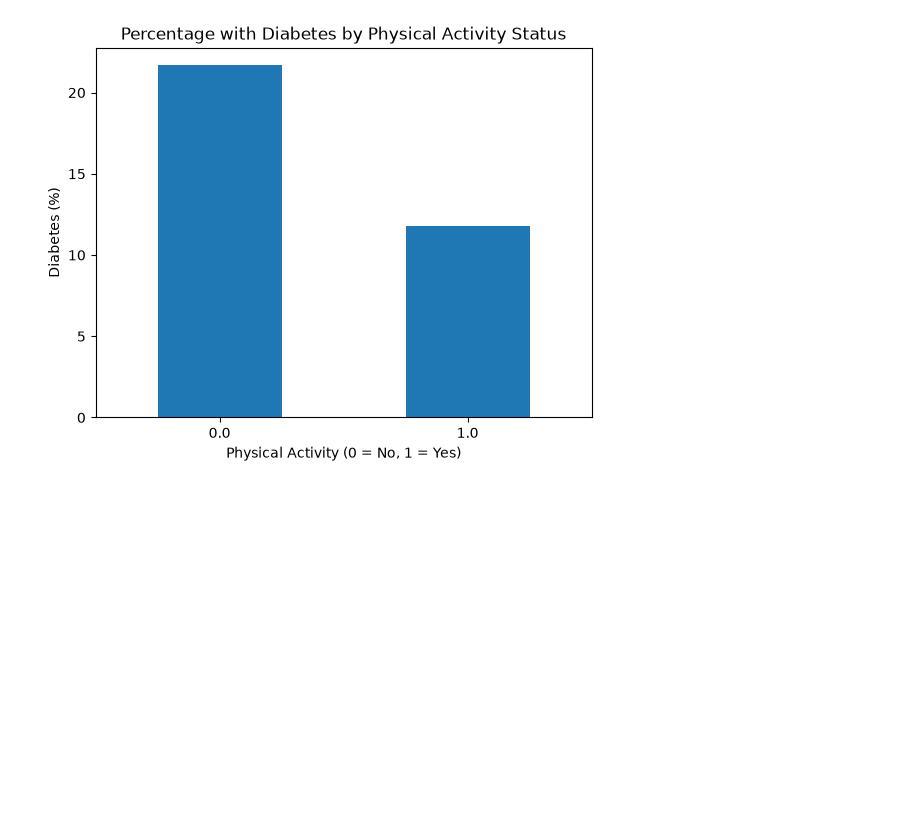
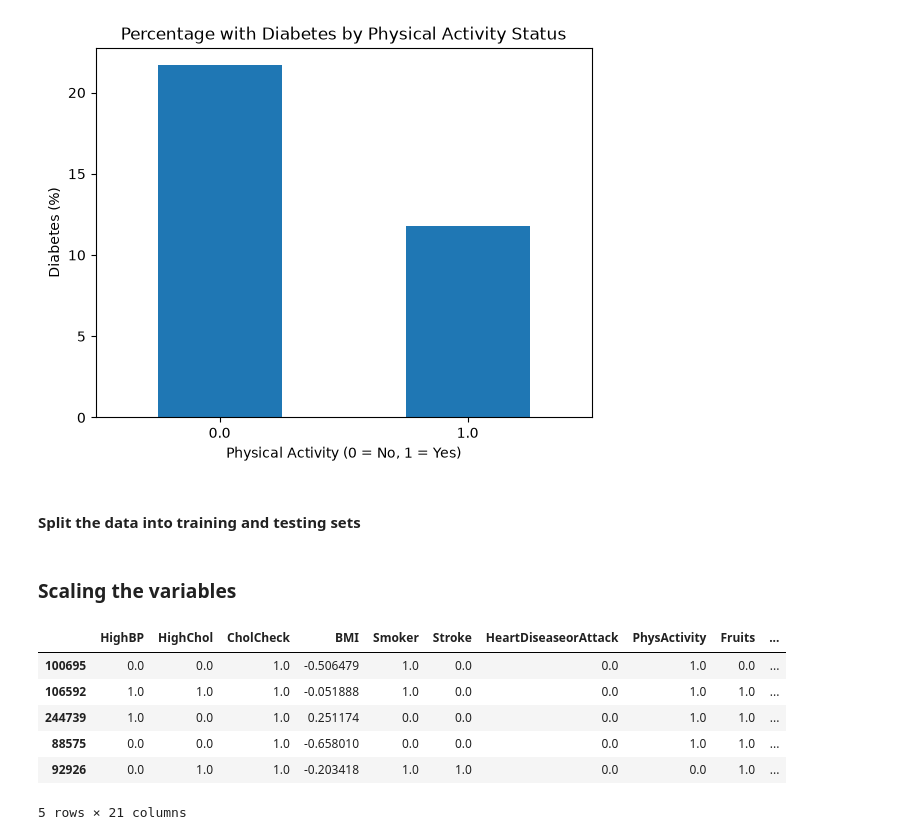
Before and after one commit to Yvesangwa/AI_labs, a Jupyter notebook: Final_project/Predicting_Diabetes_Status.ipynb, the cells around one changed output. Cells and saved outputs as stored; diff of their text form; code cells hidden in the pictures; blank space fills up the shorter version.

Commit message:
Split data into training and testing set and scale variables

```diff
--- a/Final_project/Predicting_Diabetes_Status.ipynb
+++ b/Final_project/Predicting_Diabetes_Status.ipynb
@@ -313,0 +334,38 @@ plt.show()
+# %% [markdown]
+#### **Split the data into training and testing sets**
+# %%
+# Split data into the training and testing sets
+
+X = diabetes_binary.drop("Diabetes_binary", axis=1)
+y = diabetes_binary["Diabetes_binary"]
+
+X_train, X_test, y_train, y_test = train_test_split(
+    X,
+    y,
+    test_size=0.2,
+    random_state=42,
+    stratify=y)
+# %% [markdown]
+### **Scaling the variables**
+# %%
+
+# Variable scaling
+
+scale_cols = [
+    'BMI', 'GenHlth', 'MentHlth', 'PhysHlth',
+    'Age', 'Education', 'Income']
+
+scaler = StandardScaler()
+
+X_train[scale_cols] = scaler.fit_transform(X_train[scale_cols])
+X_test[scale_cols] = scaler.transform(X_test[scale_cols])
+# %%
+X_train.head()
+# %% [output]
+|  | HighBP | HighChol | CholCheck | BMI | Smoker | Stroke | HeartDiseaseorAttack | PhysActivity | Fruits | ... |
+| 100695 | 0.0 | 0.0 | 1.0 | -0.506479 | 1.0 | 0.0 | 0.0 | 1.0 | 0.0 | ... |
+| 106592 | 1.0 | 1.0 | 1.0 | -0.051888 | 1.0 | 0.0 | 0.0 | 1.0 | 1.0 | ... |
+| 244739 | 1.0 | 0.0 | 1.0 | 0.251174 | 0.0 | 0.0 | 0.0 | 1.0 | 1.0 | ... |
+| 88575 | 0.0 | 0.0 | 1.0 | -0.658010 | 0.0 | 0.0 | 0.0 | 1.0 | 1.0 | ... |
+| 92926 | 0.0 | 1.0 | 1.0 | -0.203418 | 1.0 | 1.0 | 0.0 | 0.0 | 1.0 | ... |
+5 rows × 21 columns
```
Also changed, not shown: parts of 2 cells of this notebook.
